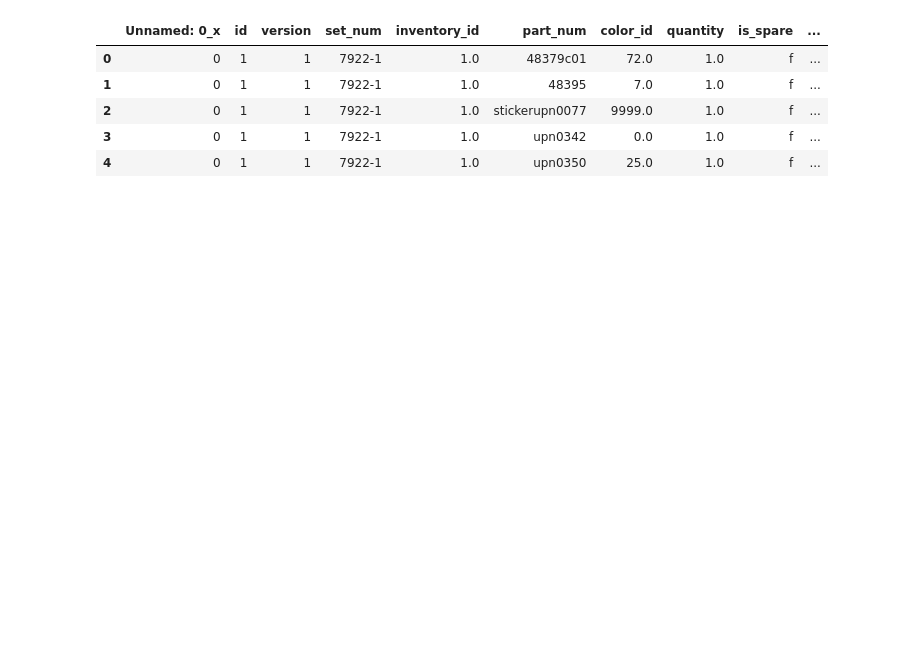
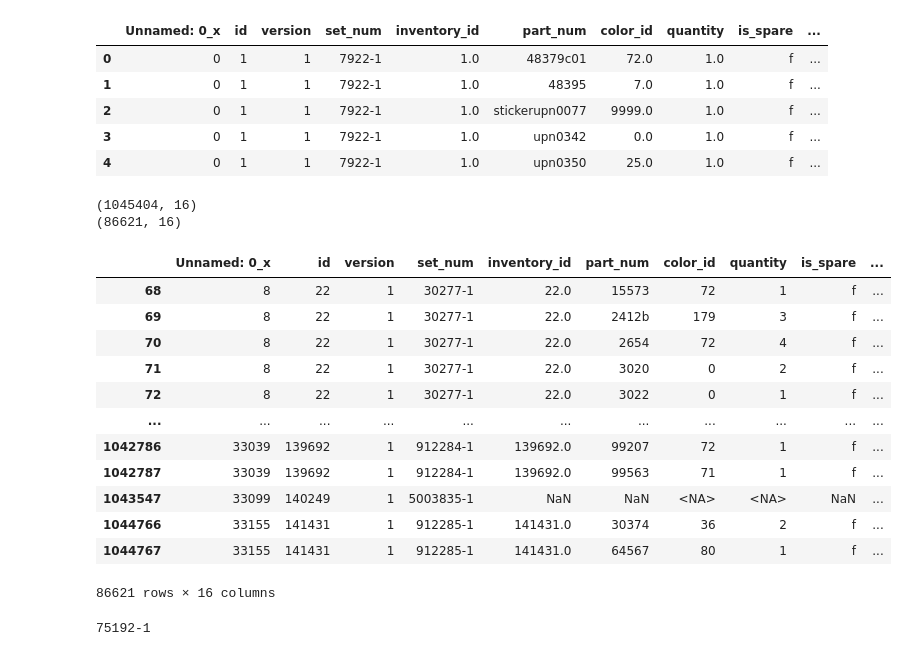
Before and after one commit to jnsage/Bricks_and_Pieces, a Jupyter notebook: NumPieces.ipynb, the cells around one changed output. Cells and saved outputs as stored; diff of their text form; code cells hidden in the pictures; blank space fills up the shorter version.

```diff
--- a/NumPieces.ipynb
+++ b/NumPieces.ipynb
@@ -45,3 +29,46 @@ merged_df_three.head()
 | 2 | 0 | 1 | 1 | 7922-1 | 1.0 | stickerupn0077 | 9999.0 | 1.0 | f | ... |
 | 3 | 0 | 1 | 1 | 7922-1 | 1.0 | upn0342 | 0.0 | 1.0 | f | ... |
 | 4 | 0 | 1 | 1 | 7922-1 | 1.0 | upn0350 | 25.0 | 1.0 | f | ... |
+# %%
+# Convert theme to int
+print(merged_df_three.shape)
+
+merged_df_three['quantity'] = merged_df_three['quantity'].astype(pd.Int64Dtype())
+merged_df_three['color_id'] = merged_df_three['color_id'].astype(pd.Int64Dtype())
+merged_df_three['theme_id'] = merged_df_three['theme_id'].astype(pd.Int64Dtype())
+
+
+# convert_to_int(merged_df_three['quantity'])
+# convert_to_int(merged_df_three['color_id'])
+# convert_to_int(merged_df_three['theme_id'])
+
+sw_theme_ids = [18, 158, 171, 209, 261]
+merged_df_three = merged_df_three[merged_df_three['theme_id'].isin(sw_theme_ids)]
+
+print(merged_df_three.shape)
+merged_df_three
+# %% [output]
+(1045404, 16)
+(86621, 16)
+|  | Unnamed: 0_x | id | version | set_num | inventory_id | part_num | color_id | quantity | is_spare | ... |
+| 68 | 8 | 22 | 1 | 30277-1 | 22.0 | 15573 | 72 | 1 | f | ... |
+| 69 | 8 | 22 | 1 | 30277-1 | 22.0 | 2412b | 179 | 3 | f | ... |
+| 70 | 8 | 22 | 1 | 30277-1 | 22.0 | 2654 | 72 | 4 | f | ... |
+| 71 | 8 | 22 | 1 | 30277-1 | 22.0 | 3020 | 0 | 2 | f | ... |
+| 72 | 8 | 22 | 1 | 30277-1 | 22.0 | 3022 | 0 | 1 | f | ... |
+| ... | ... | ... | ... | ... | ... | ... | ... | ... | ... | ... |
+| 1042786 | 33039 | 139692 | 1 | 912284-1 | 139692.0 | 99207 | 72 | 1 | f | ... |
+| 1042787 | 33039 | 139692 | 1 | 912284-1 | 139692.0 | 99563 | 71 | 1 | f | ... |
+| 1043547 | 33099 | 140249 | 1 | 5003835-1 | NaN | NaN | <NA> | <NA> | NaN | ... |
+| 1044766 | 33155 | 141431 | 1 | 912285-1 | 141431.0 | 30374 | 36 | 2 | f | ... |
+| 1044767 | 33155 | 141431 | 1 | 912285-1 | 141431.0 | 64567 | 80 | 1 | f | ... |
+86621 rows × 16 columns
+# %%
+
+piece_count = merged_df_three.groupby(['set_num'])['quantity'].sum()
+convert_to_int(piece_count)
+
+max_count = piece_count.idxmax()
+print(max_count)
+# %% [output]
+75192-1
```
Also changed, not shown: parts of 6 cells of this notebook, 2 other files.
